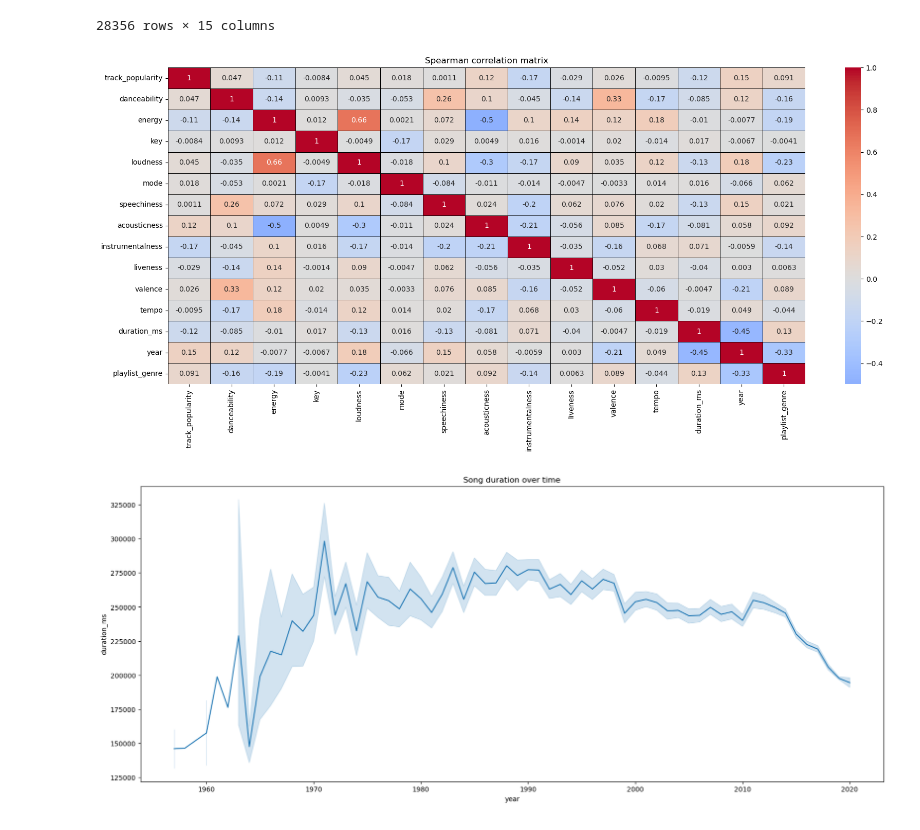
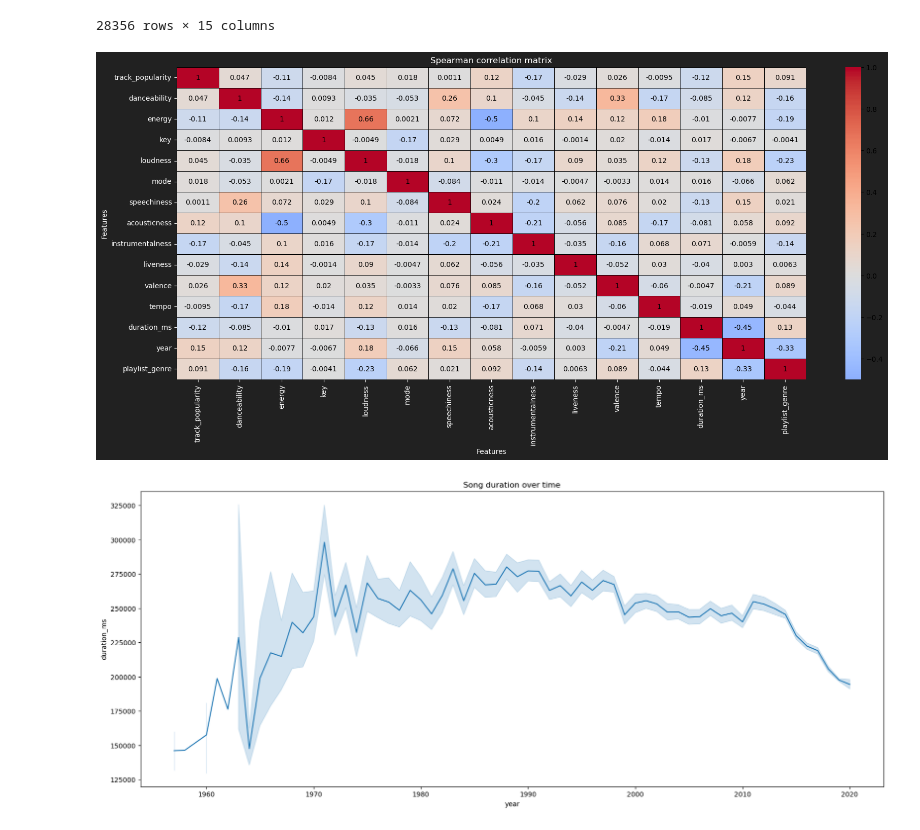
Before and after one commit to anmerino/Spotify-bootcamp-project, a Jupyter notebook: spotifyproyect.ipynb, the cells around one changed output. Drawn from its saved outputs; the diff is of its cells as text; code cells hidden in the pictures.

```diff
--- a/spotifyproyect.ipynb
+++ b/spotifyproyect.ipynb
@@ -250,18 +250,40 @@ data_for_model
 # %%
 
 from scipy.stats import spearmanr
+# Assuming data_for_model is already defined and loaded
 df_spermanr = pd.DataFrame(data_for_model)
 
 # Calculating Spearman correlation matrix
 corr_matrix = df_spermanr.corr(method='spearman')
 
-# heatmap
+# Creating the heatmap
 plt.figure(figsize=(20, 8))
-sns.heatmap(corr_matrix, annot=True, cmap='coolwarm', center=0, linewidths=0.5, linecolor='black')
-plt.title('Spearman correlation matrix')
+ax = sns.heatmap(corr_matrix, annot=True, cmap='coolwarm', center=0, linewidths=0.5, linecolor='black')
+
+# Set background color
+ax.set_facecolor('#212121')
+
+# Set overall figure background color
+plt.gcf().set_facecolor('#212121')
+
+# Set title in white
+plt.title('Spearman correlation matrix', color='white')
+
+# Set x and y labels in white (if applicable)
+ax.set_xlabel('Features', color='white')
+ax.set_ylabel('Features', color='white')
+
+# Set tick labels in white
+ax.tick_params(colors='white', which='both')
+
+# Adjust color of annotations to white
+for text in ax.texts:
+    text.set_color('black')
+
+# Show plot
 plt.show()
 # %% [output]
-[figure, old version]
+[figure, new version]
 # %%
 plt.figure(figsize=(20, 8))
 sns.lineplot(x='year', y='duration_ms', data=dfClean)
```
Also changed, not shown: parts of 14 cells of this notebook.
